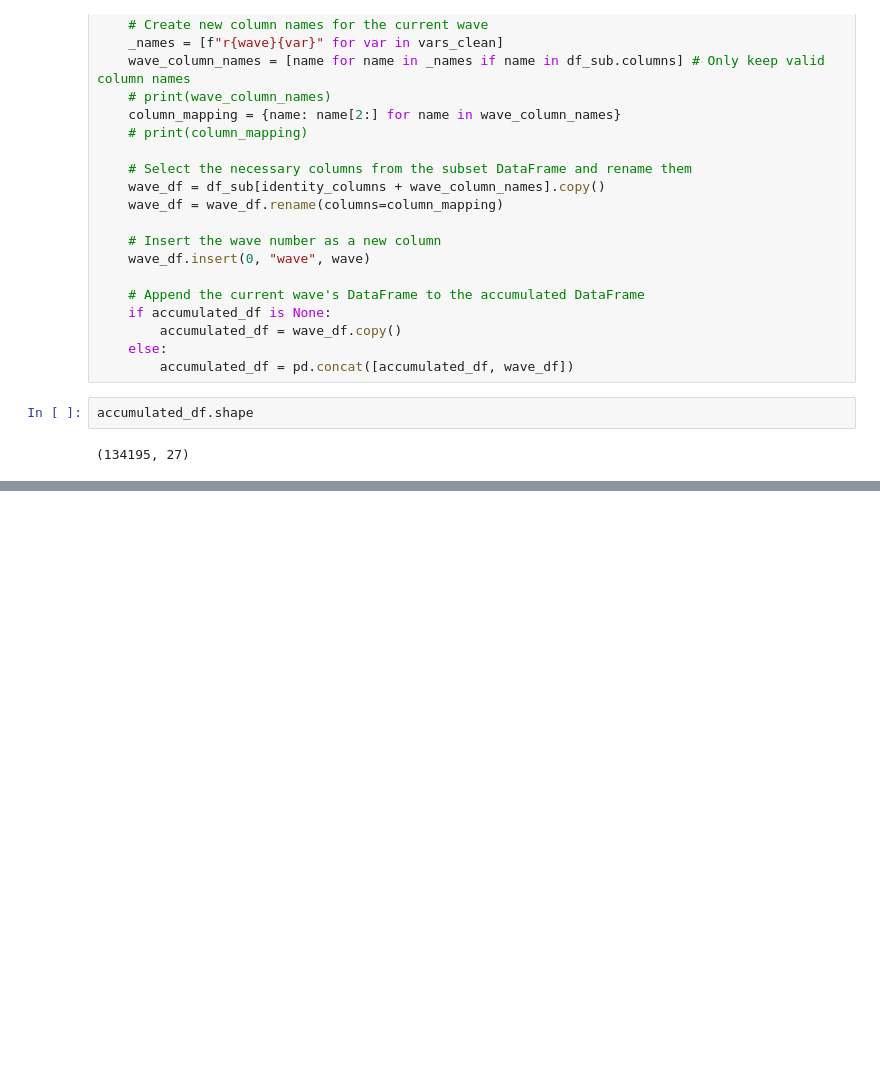
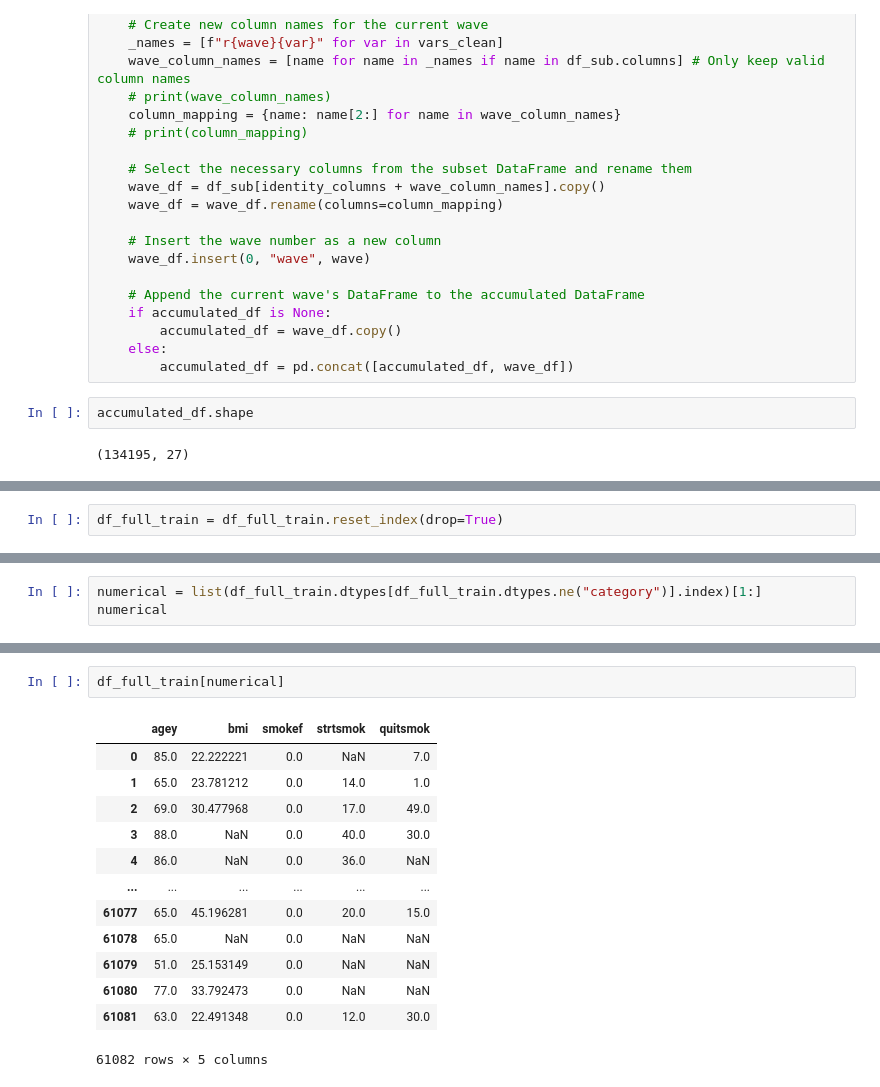
Before and after one commit to giraldiego/HPEP_project, a Jupyter notebook: EDA.ipynb, the cells around one changed output, grey strips where cells are left out. Saved outputs shown, nothing was run; the diff lists cells and outputs as text; blank space fills up the shorter version.

```diff
--- a/EDA.ipynb
+++ b/EDA.ipynb
@@ -329,0 +457,2 @@ dtype: int64
+# %%
+df_full_train = df_full_train.reset_index(drop=True)
@@ -329,0 +511,3 @@ dtype: int64
+# %%
+numerical = list(df_full_train.dtypes[df_full_train.dtypes.ne("category")].index)[1:]
+numerical
@@ -329,0 +541,16 @@ dtype: int64
+# %%
+df_full_train[numerical]
+# %% [output]
+|  | agey | bmi | smokef | strtsmok | quitsmok |
+| 0 | 85.0 | 22.222221 | 0.0 | NaN | 7.0 |
+| 1 | 65.0 | 23.781212 | 0.0 | 14.0 | 1.0 |
+| 2 | 69.0 | 30.477968 | 0.0 | 17.0 | 49.0 |
+| 3 | 88.0 | NaN | 0.0 | 40.0 | 30.0 |
+| 4 | 86.0 | NaN | 0.0 | 36.0 | NaN |
+| ... | ... | ... | ... | ... | ... |
+| 61077 | 65.0 | 45.196281 | 0.0 | 20.0 | 15.0 |
+| 61078 | 65.0 | NaN | 0.0 | NaN | NaN |
+| 61079 | 51.0 | 25.153149 | 0.0 | NaN | NaN |
+| 61080 | 77.0 | 33.792473 | 0.0 | NaN | NaN |
+| 61081 | 63.0 | 22.491348 | 0.0 | 12.0 | 30.0 |
+61082 rows × 5 columns
```
Also changed, not shown: parts of 26 cells of this notebook.
